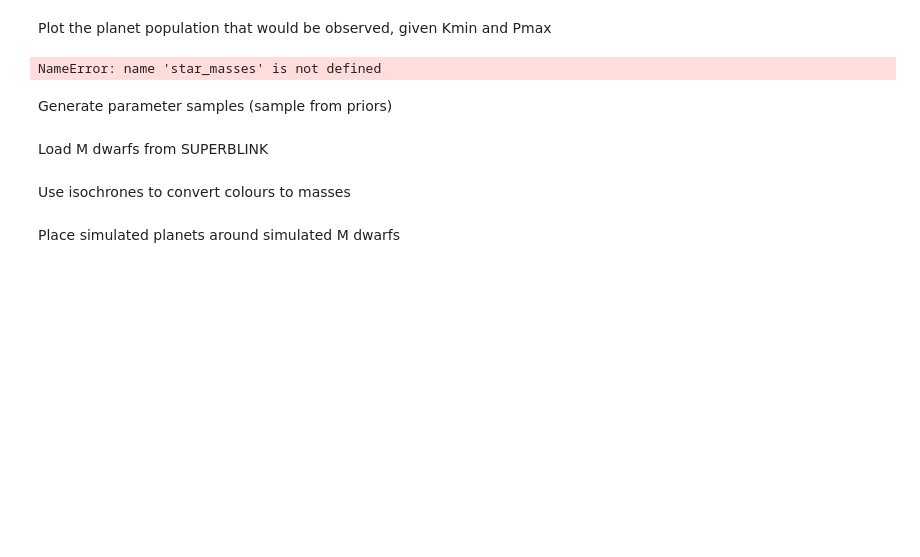
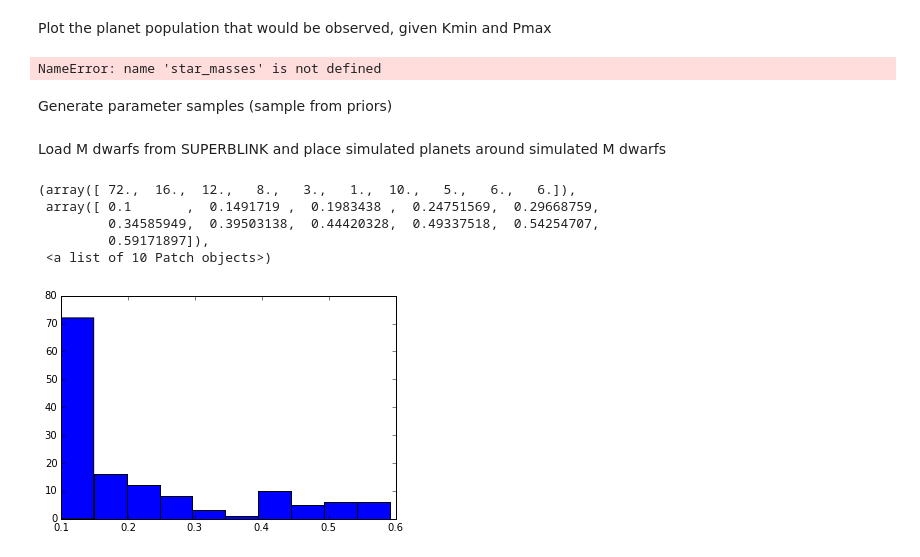
Before and after one commit to RuthAngus/Mdwarfs, a Jupyter notebook: Radius_distribution.ipynb, the cells around one changed output. Saved outputs shown, nothing was run; the diff lists cells and outputs as text; code cells hidden in the pictures; blank space fills up the shorter version.

```diff
--- a/Radius_distribution.ipynb
+++ b/Radius_distribution.ipynb
@@ -138,8 +139,17 @@ thetas[2, :] = theta_init[2] + np.random.randn(nsamp) * .1  # large radius slope
 thetas[3, :] = theta_init[3] + np.random.randn(nsamp) * .05  # large radius power index
 keepsies = np.zeros_like(thetas)
 # %% [markdown]
-Load M dwarfs from SUPERBLINK
+Load M dwarfs from SUPERBLINK and place simulated planets around simulated M dwarfs
-# %% [markdown]
-Use isochrones to convert colours to masses
-# %% [markdown]
-Place simulated planets around simulated M dwarfs
+# %%
+with h5py.File("Mdwarf_parameters.h5", "r") as f:
+    parameters = f["params"][:, :]
+masses = parameters[:, 0]
+l = masses < .6
+plt.hist(masses[l])
+# %% [output]
+(array([ 72.,  16.,  12.,   8.,   3.,   1.,  10.,   5.,   6.,   6.]),
+ array([ 0.1       ,  0.1491719 ,  0.1983438 ,  0.24751569,  0.29668759,
+         0.34585949,  0.39503138,  0.44420328,  0.49337518,  0.54254707,
+         0.59171897]),
+ <a list of 10 Patch objects>)
+[figure, added]
```
Also changed, not shown: parts of 1 cell of this notebook, 4 other files.
